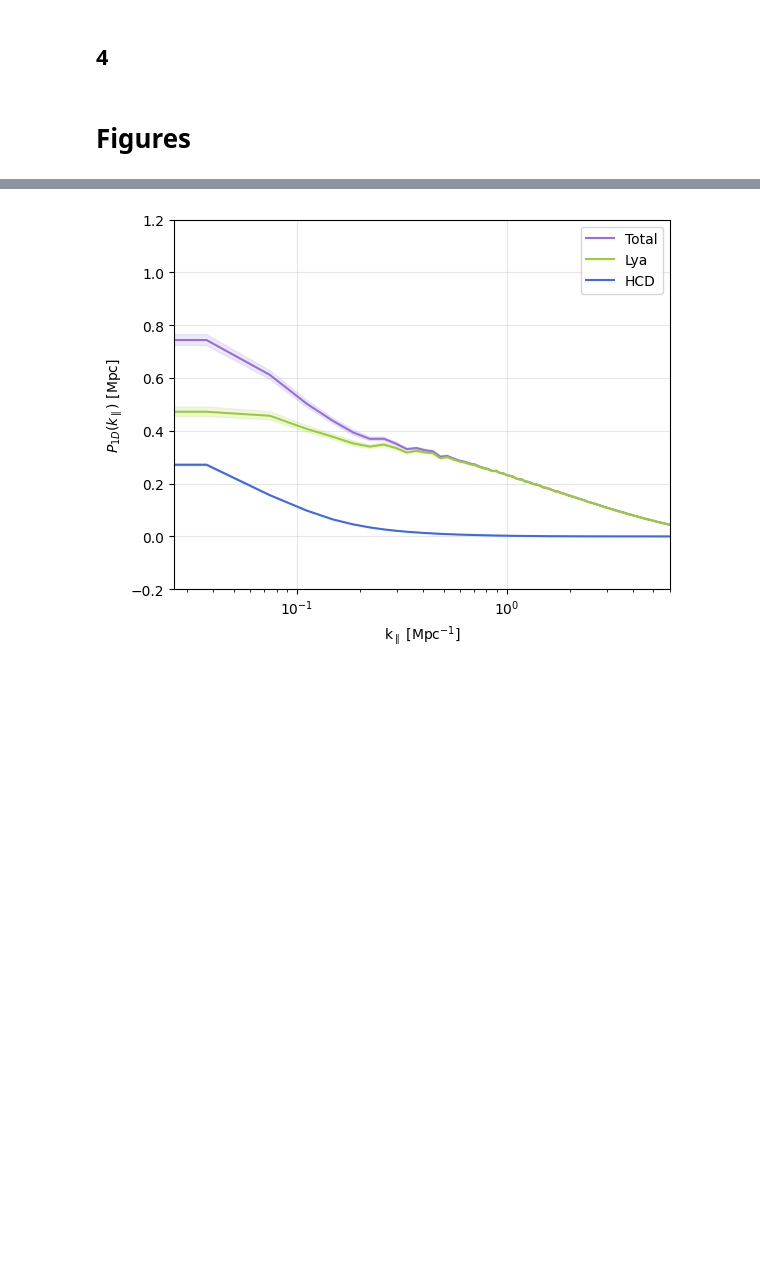
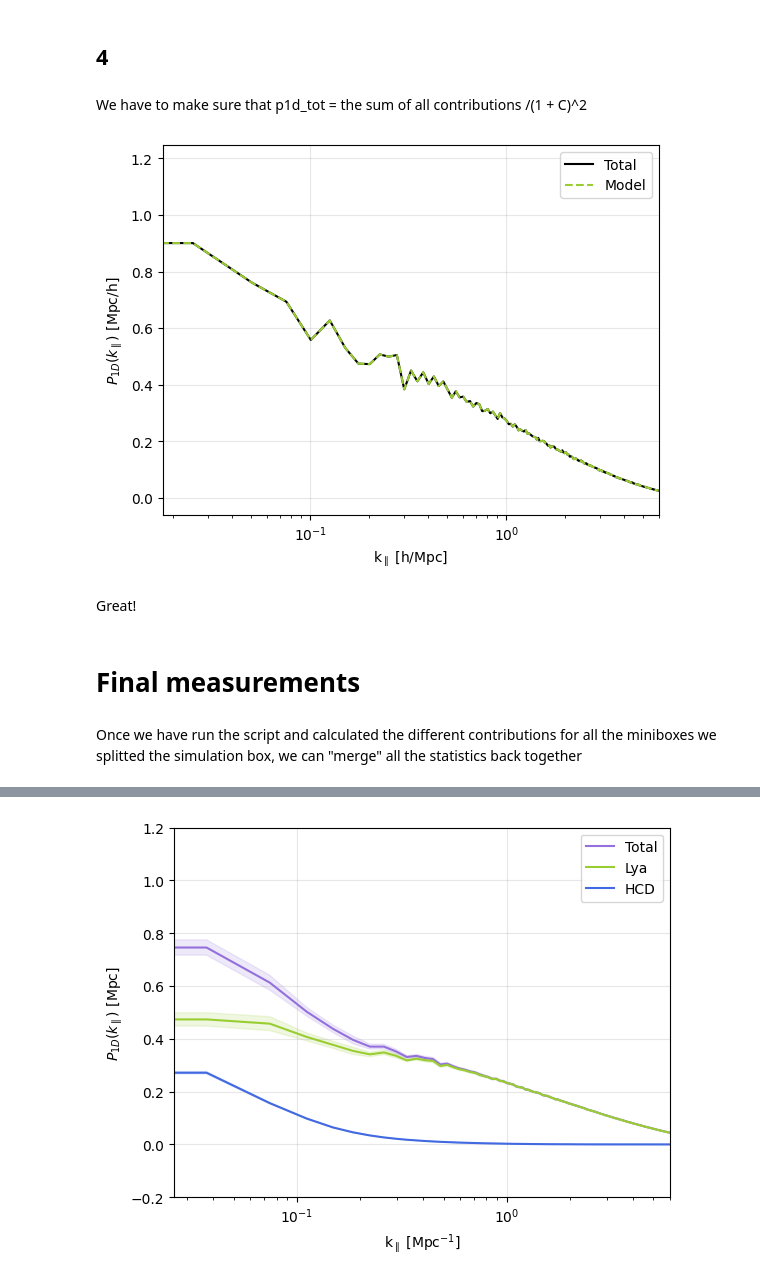
Before and after one commit to andreufont/astrid_hcd, a Jupyter notebook: SimulationFields/P1d.ipynb, the cells around one changed output, grey strips where cells are left out. Drawn from its saved outputs; the diff is of its cells as text; code cells hidden in the pictures; blank space fills up the shorter version.

Commit message:
Updated scripts

```diff
--- a/SimulationFields/P1d.ipynb
+++ b/SimulationFields/P1d.ipynb
@@ -232,5 +112,0 @@ p1ds_3hcd = fft_lyahcd*fft_hcd.conjugate()*Lbox*hubble/(Np**2)
-# %%
-P1d_boxes = np.mean(p1ds_3hcd, axis=1)
-P1d_3hcd = np.mean(P1d_boxes, axis=0)
-P1d_std_3hcd = np.std(P1d_boxes, axis=0, ddof=1)/np.sqrt(Nbox)
-del p1ds_3hcd
@@ -253,9 +113,6 @@ with h5py.File(output, 'a') as f:
 # %% [markdown]
 ## 4
 # %%
-p1ds_4 = fft_lyahcd*fft_lyahcd.conjugate()*Lbox*hubble/(Np**2) - C**2
+p1ds_4 = fft_lyahcd*fft_lyahcd.conjugate()*Lbox/(Np**2) - C**2
+P1d_4 = np.mean(p1ds_4, axis=0)
+del p1ds_4
-# %%
-P1d_boxes = np.mean(p1ds_4, axis=1)
-P1d_4 = np.mean(P1d_boxes, axis=0)
-P1d_std_4 = np.std(P1d_boxes, axis=0, ddof=1)/np.sqrt(Nbox)
-del p1ds_4
@@ -278,3 +119,24 @@ with h5py.File(output, 'a') as f:
-# %% [markdown]
-# Figures
+# %% [markdown]
+We have to make sure that p1d_tot = the sum of all contributions /(1 + C)^2
+# %%
+P1d_34 = 2*P1d_3lya + 2*P1d_3hcd + P1d_4
+P1d_model = (P1d_lya + P1d_hcd + (2*P1d_lyahcd) + P1d_34)/((1+C)**2)
+# %%
+plt.plot(k_los, P1d_tot, color='k', label='Total')
+plt.plot(k_los, P1d_model, linestyle='--', color='yellowgreen', label='Model')
+
+plt.xscale('log')
+plt.legend()
+plt.grid(alpha=0.3)
+plt.xlim(right=6)
+plt.xlabel(r'k$_\parallel$ [h/Mpc]')
+plt.ylabel(r'$P_{1D}(k_\parallel)$ [Mpc/h]');
+# %% [output]
+[figure, added]
+# %% [markdown]
+Great!
+# %% [markdown]
+# Final measurements
+# %% [markdown]
+Once we have run the script and calculated the different contributions for all the miniboxes we splitted the simulation box, we can "merge" all the statistics back together
 # %%
```
Also changed, not shown: parts of 44 cells of this notebook, 4 other files.
